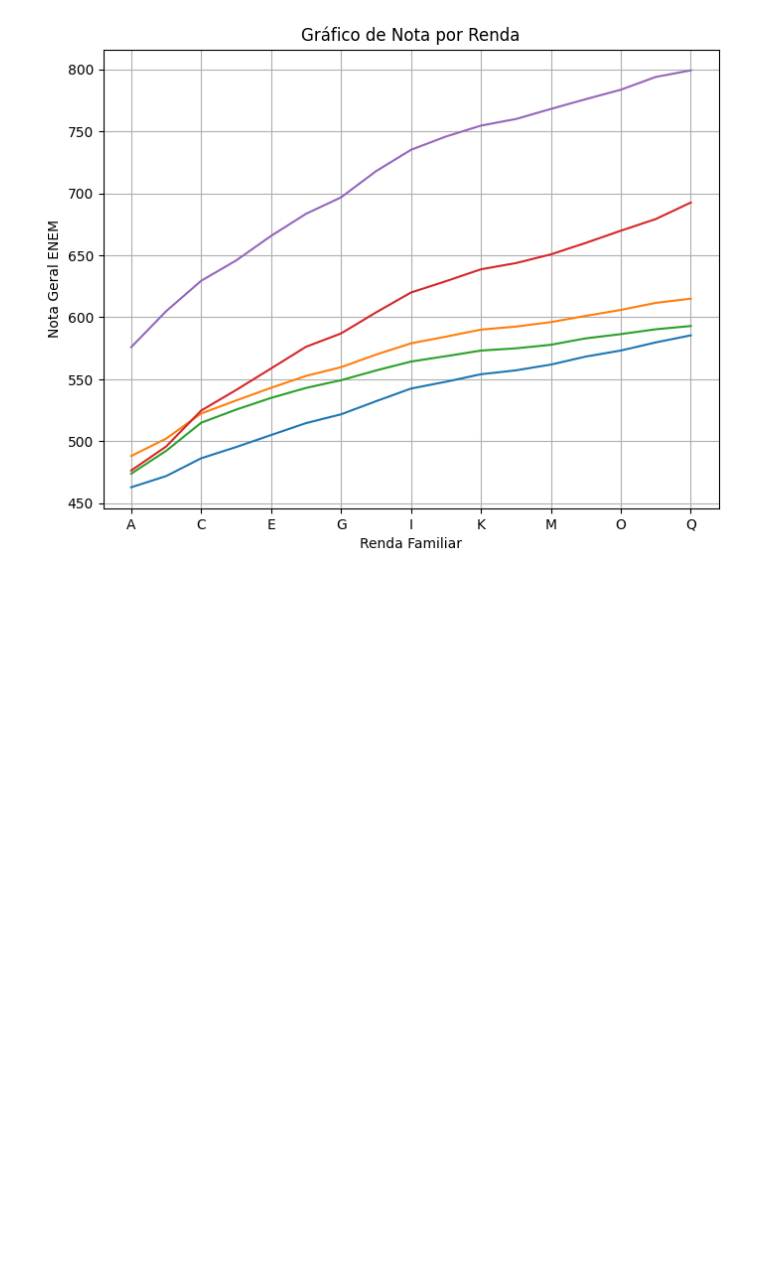
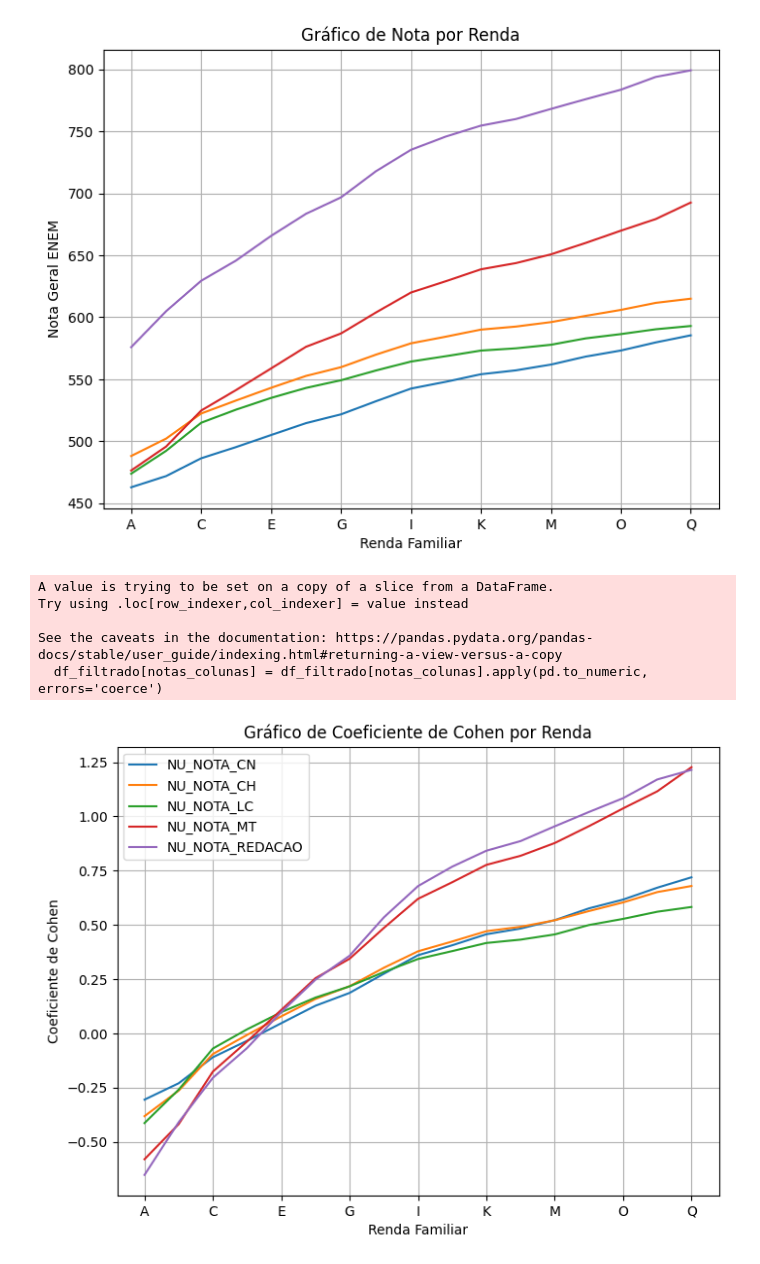
Before and after one commit to gustavoribolla/analise_desigualdade_enem, a Jupyter notebook: aps1_cdados/main.ipynb, the cells around one changed output. Saved outputs shown, nothing was run; the diff lists cells and outputs as text; code cells hidden in the pictures; blank space fills up the shorter version.

Commit message:
desvio padrão

```diff
--- a/aps1_cdados/main.ipynb
+++ b/aps1_cdados/main.ipynb
@@ -68,3 +68,38 @@ Try using .loc[row_indexer,col_indexer] = value instead
 See the caveats in the documentation: https://pandas.pydata.org/pandas-docs/stable/user_guide/indexing.html#returning-a-view-versus-a-copy
   df_filtrado['NU_NOTA_MT'] = df_filtrado['NU_NOTA_MT'].astype(float)
 [figure]
+# %%
+import pandas as pd
+import matplotlib.pyplot as plt
+
+filtro_presenca = (df['IN_TREINEIRO'] == 0) & (df['TP_PRESENCA_CN'] == 1) & (df['TP_PRESENCA_CH'] == 1) & (df['TP_PRESENCA_LC'] == 1) & (df['TP_PRESENCA_MT'] == 1) & (df['TP_STATUS_REDACAO'] == 1)
+df_filtrado = df[filtro_presenca]
+
+notas_colunas = ['NU_NOTA_CN', 'NU_NOTA_CH', 'NU_NOTA_LC', 'NU_NOTA_MT', 'NU_NOTA_REDACAO']
+df_filtrado[notas_colunas] = df_filtrado[notas_colunas].apply(pd.to_numeric, errors='coerce')
+
+df_filtrado = df_filtrado.dropna(subset=notas_colunas)
+
+media_agregada = df_filtrado[notas_colunas].mean()
+desvio_padrao_agregado = df_filtrado[notas_colunas].stack().std()
+
+media_notas_por_renda = df_filtrado.groupby('Q006')[notas_colunas].mean()
+media_notas_por_renda = (media_notas_por_renda - media_agregada) / desvio_padrao_agregado
+
+plt.figure(figsize=(8, 6))
+for materia in notas_colunas:
+    media_notas_por_renda[materia].plot(label=materia)
+
+plt.title('Gráfico de Coeficiente de Cohen por Renda')
+plt.xlabel('Renda Familiar')
+plt.ylabel('Coeficiente de Cohen')
+plt.grid(True)
+plt.legend()
+plt.show()
+# %% [output]
+A value is trying to be set on a copy of a slice from a DataFrame.
+Try using .loc[row_indexer,col_indexer] = value instead
+
+See the caveats in the documentation: https://pandas.pydata.org/pandas-docs/stable/user_guide/indexing.html#returning-a-view-versus-a-copy
+  df_filtrado[notas_colunas] = df_filtrado[notas_colunas].apply(pd.to_numeric, errors='coerce')
+[figure, added]
```
